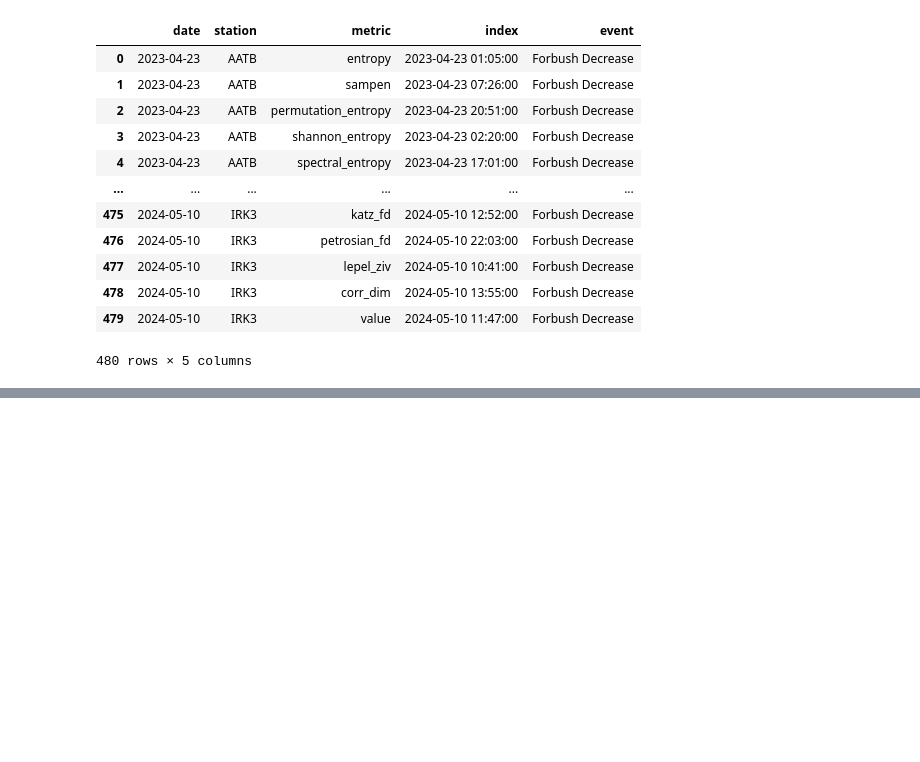
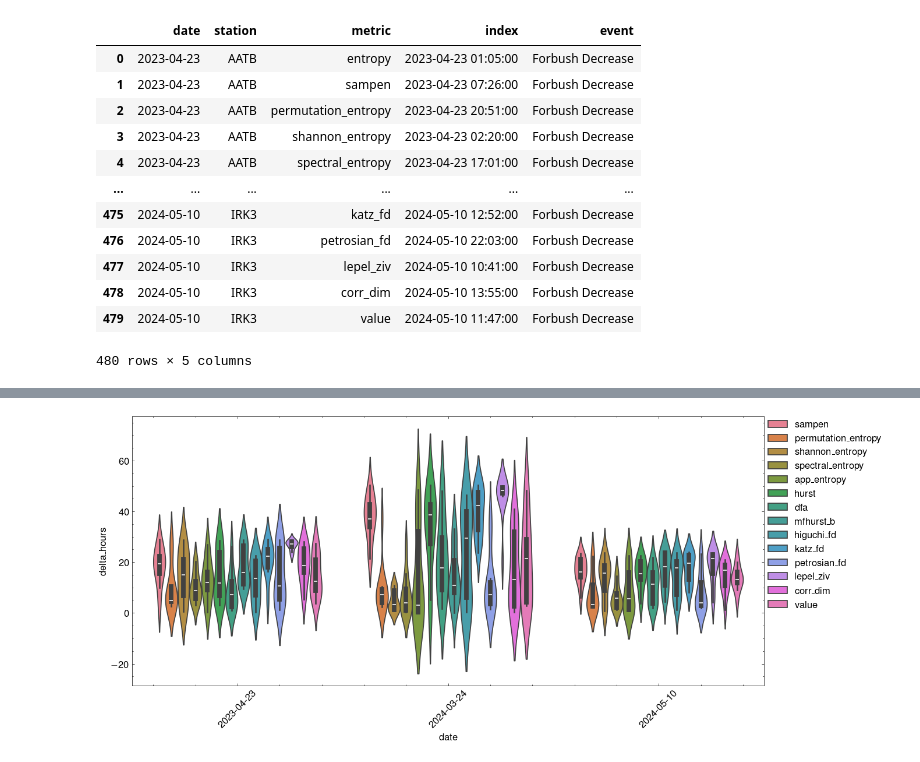
Before and after one commit to dosquisd/NMDB, a Jupyter notebook: 004_predictions.ipynb, the cells around one changed output, grey strips where cells are left out. Cells and saved outputs as stored; diff of their text form; code cells hidden in the pictures; blank space fills up the shorter version.

```diff
--- a/004_predictions.ipynb
+++ b/004_predictions.ipynb
@@ -198,0 +201,26 @@ df
+# %%
+delta_hours: list[float] = []
+
+date_events = df["date"].unique()
+for date in date_events:
+    stations = df[df["date"] == date]["station"].unique()
+    for station in stations:
+        metrics = df[(df["date"] == date) & (df["station"] == station)]
+
+        if (
+            station in datetimes[date]["stations"]
+            and datetimes[date]["stations"][station]
+        ):
+            end_datetime = datetimes[date]["stations"][station][1]
+        else:
+            end_datetime = datetimes[date]["bounds"][1]
+
+        end_datetime = pd.to_datetime(end_datetime)
+
+        for _, row in metrics.iterrows():
+            delta = (end_datetime - row["index"]).total_seconds() / 3600.0
+            delta_hours.append(delta)
+# %%
+new_df = df.copy()
+new_df["delta_hours"] = delta_hours
+new_df
@@ -198,0 +241,21 @@ df
+# %%
+_, ax = plt.subplots(figsize=(14, 6))
+
+sns.violinplot(
+    data=new_df[new_df["metric"] != "entropy"],
+    x="date",
+    y="delta_hours",
+    hue="metric",
+    inner="box",
+    scale="width",
+    # cut=2,
+    ax=ax,
+)
+
+plt.xticks(rotation=45)
+
+ax.legend(bbox_to_anchor=(1, 1), loc="upper left", borderaxespad=0.0)
+plt.savefig(f"./figures/{event_replace}/violin_derivatives{suffix}.pdf", bbox_inches="tight")
+plt.show()
+# %% [output]
+[figure, added]
```
Also changed, not shown: parts of 6 cells of this notebook, 1 other file.
